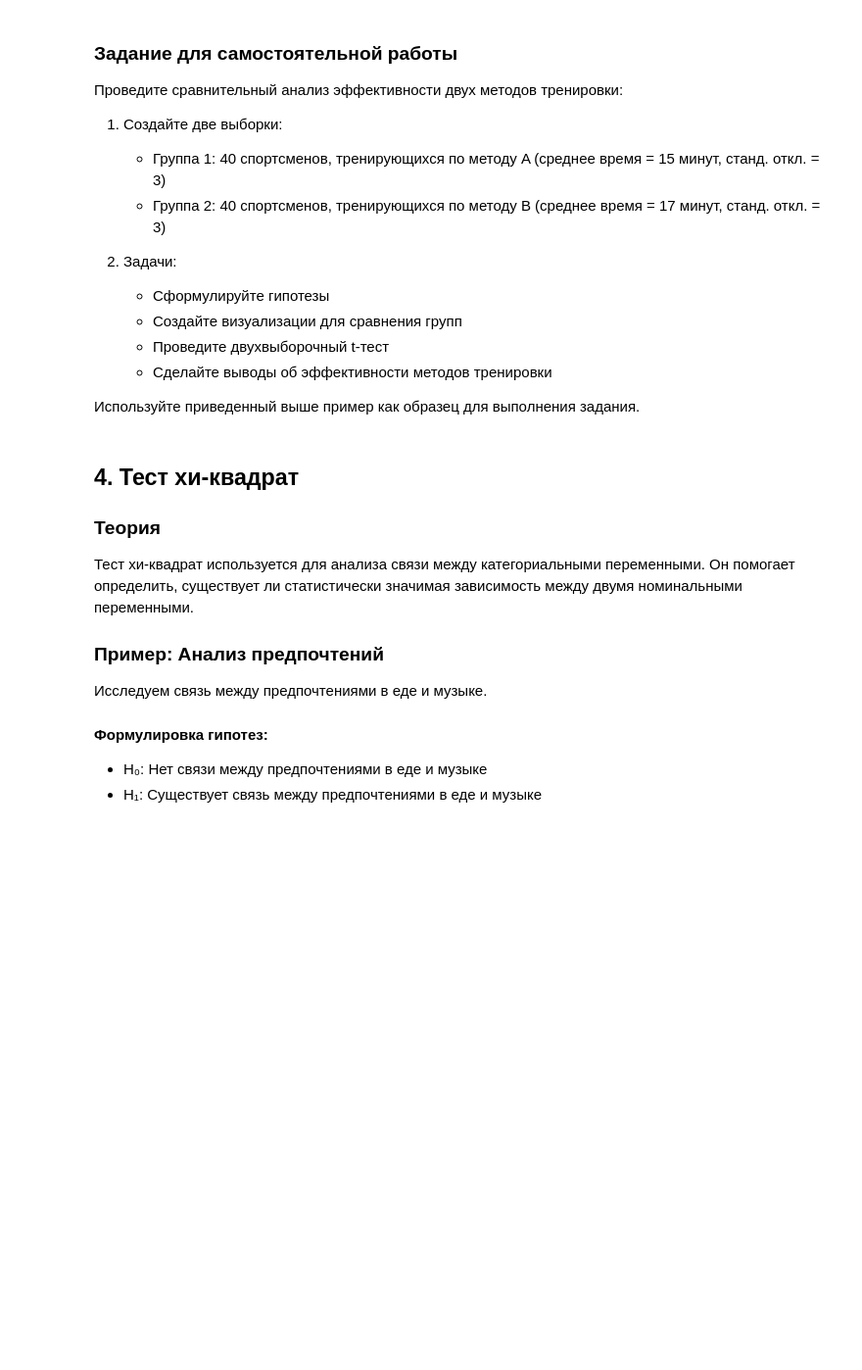
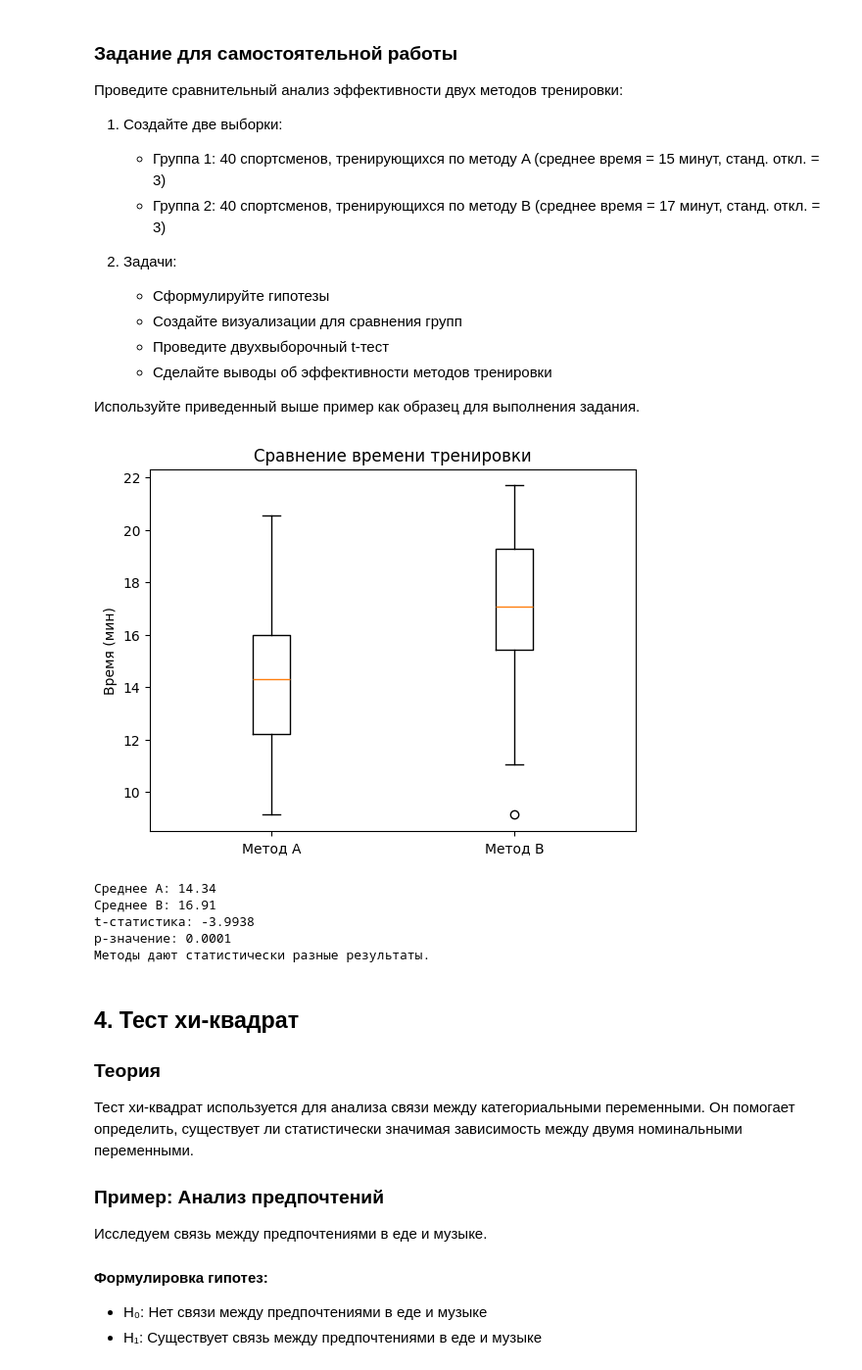
Before and after one commit to Mora37/IAD_2_hypothesis, a Jupyter notebook: hypothesis_testing_practice.ipynb, the cells around one changed output. Shown at 98% size. Drawn from its saved outputs; the diff is of its cells as text; code cells hidden in the pictures; blank space fills up the shorter version.

```diff
--- a/hypothesis_testing_practice.ipynb
+++ b/hypothesis_testing_practice.ipynb
@@ -208,6 +248,43 @@ p-значение: 0.0015
    - Сделайте выводы об эффективности методов тренировки
 
 Используйте приведенный выше пример как образец для выполнения задания.
+# %%
+import numpy as np
+from scipy import stats
+import matplotlib.pyplot as plt
+
+np.random.seed(42)
+
+# 1. Создаём две выборки
+group1 = np.random.normal(loc=15, scale=3, size=40)  # Метод A
+group2 = np.random.normal(loc=17, scale=3, size=40)  # Метод B
+
+# 2. Визуализация
+plt.boxplot([group1, group2], labels=['Метод A', 'Метод B'])
+plt.title('Сравнение времени тренировки')
+plt.ylabel('Время (мин)')
+plt.show()
+
+# 3. Двухвыборочный t-тест
+t, p = stats.ttest_ind(group1, group2)
+
+print(f"Среднее A: {group1.mean():.2f}")
+print(f"Среднее B: {group2.mean():.2f}")
+print(f"t-статистика: {t:.4f}")
+print(f"p-значение: {p:.4f}")
+
+# 4. Вывод
+if p < 0.05:
+    print("Методы дают статистически разные результаты.")
+else:
+    print("Статистически значимой разницы между методами нет.")
+# %% [output]
+[figure, added]
+Среднее A: 14.34
+Среднее B: 16.91
+t-статистика: -3.9938
+p-значение: 0.0001
+Методы дают статистически разные результаты.
 # %% [markdown]
 ## 4. Тест хи-квадрат
 
```
Also changed, not shown: parts of 3 cells of this notebook.
